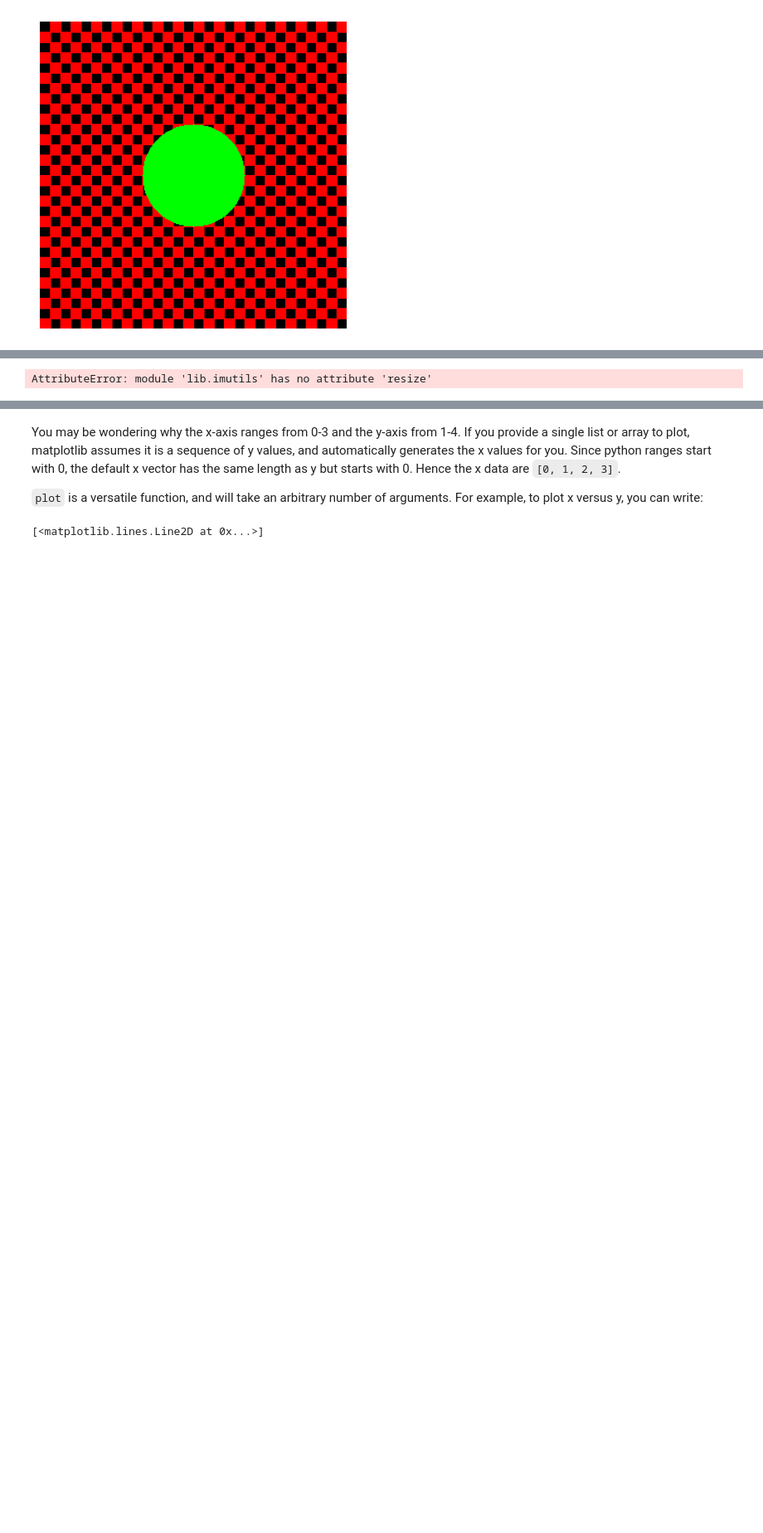
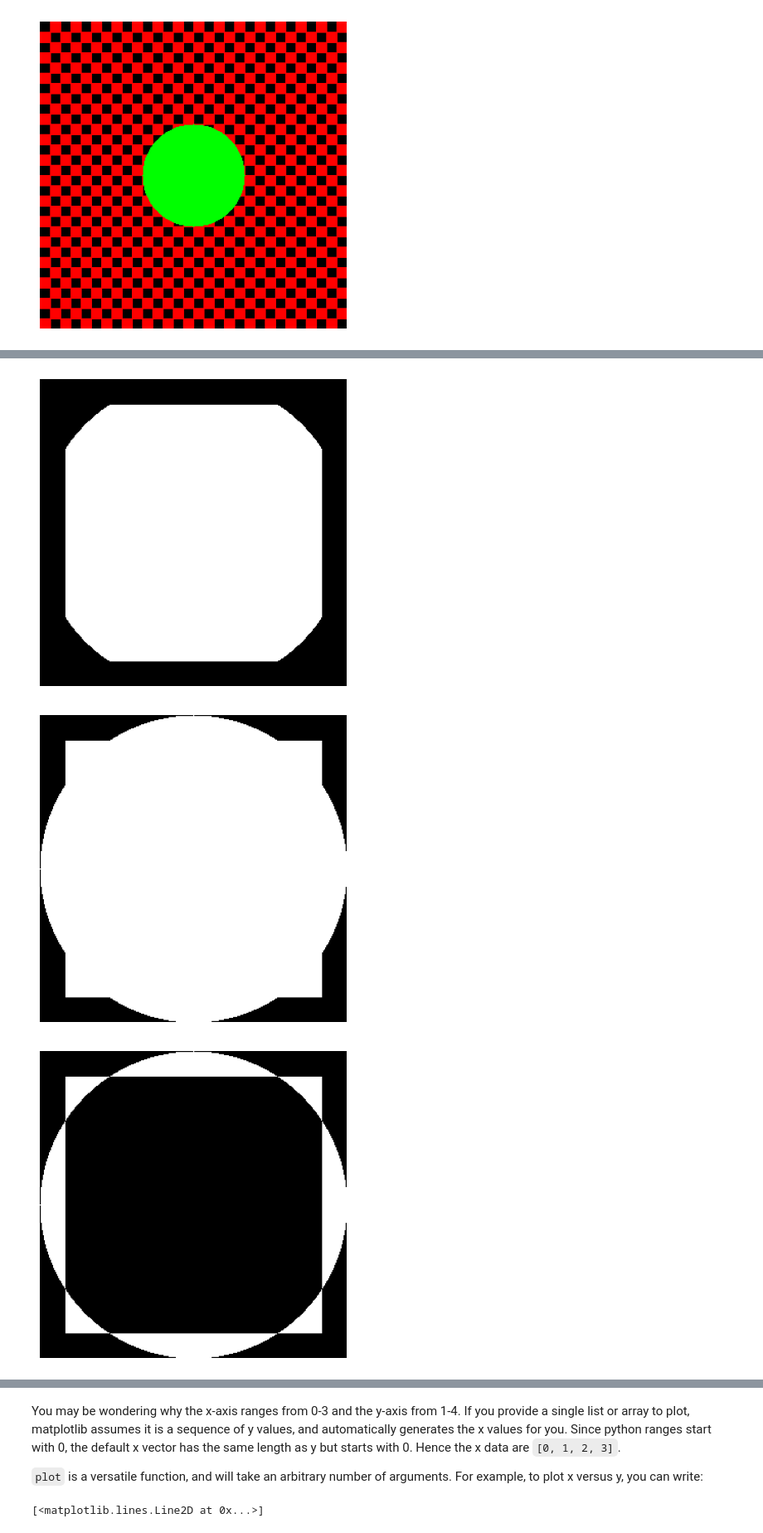
Before and after one commit to hmpippo/Computer-Vision-with-Machine-Learning-Practice, a Jupyter notebook: notebooks/matplotlib.ipynb, the cells around one changed output, grey strips where cells are left out. Shown at 83% size. Saved outputs shown, nothing was run; the diff lists cells and outputs as text; code cells hidden in the pictures; blank space fills up the shorter version.

```diff
--- a/notebooks/matplotlib.ipynb
+++ b/notebooks/matplotlib.ipynb
@@ -99,18 +99,51 @@ practice of image processing methods: translation,
 # %%
 import numpy as np
 import cv2
 import matplotlib.pyplot as plt
 from lib import imutils
 
 image = cv2.imread("../data/trex.png")
 # M = np.float32([[1, 0, 25], [0, 1, 50]])
 # shifted = cv2.warpAffine(image, M, (image.shape[1], image.shape[0]))
 # shifted = imutils.translate(image, 0, 100)
 # rotated = imutils.rotate(image, -45)
-resized = imutils.resize(image, height = 50)
+# resized = imutils.resize(image, width = 150)
+# flipped = cv2.flip(image, 0)
 
-plt.axis("off")
-plt.imshow(cv2.cvtColor(resized, cv2.COLOR_BGR2RGB))
-plt.show()
+# M = np.ones(image.shape, dtype = "uint8") * 100
+# added = cv2.add(image, M)
+
+# plt.axis("off")
+# plt.imshow(cv2.cvtColor(added, cv2.COLOR_BGR2RGB))
+# plt.show()
+
+# M = np.ones(image.shape, dtype = "uint8") * 50
+# subtracted = cv2.subtract(image, M)
+
+# plt.axis("off")
+# plt.imshow(cv2.cvtColor(subtracted, cv2.COLOR_BGR2RGB))
+# plt.show()
+
+rectangle = np.zeros((300, 300), dtype = "uint8")
+cv2.rectangle(rectangle, (25, 25), (275, 275), 255 , -1)
+# imutils.draw(rectangle)
+
+circle = np.zeros((300, 300), dtype = "uint8")
+cv2.circle(circle, (150, 150), 150, 255, -1)
+# imutils.draw(circle)
+
+bitwiseAnd = cv2.bitwise_and(rectangle, circle)
+imutils.draw(bitwiseAnd)
+
+bitwiseOr = cv2.bitwise_or(rectangle, circle)
+imutils.draw(bitwiseOr)
+
+bitwiseXor = cv2.bitwise_xor(rectangle, circle)
+imutils.draw(bitwiseXor)
+
+bitwiseNot = cv2.bitwise_not(circle)
+imutils.draw(bitwiseNot)
 # %% [output]
-AttributeError: module 'lib.imutils' has no attribute 'resize'
+[figure, added]
+[figure, added]
+[figure, added]
```
Also changed, not shown: parts of 2 cells of this notebook, 1 other file.
